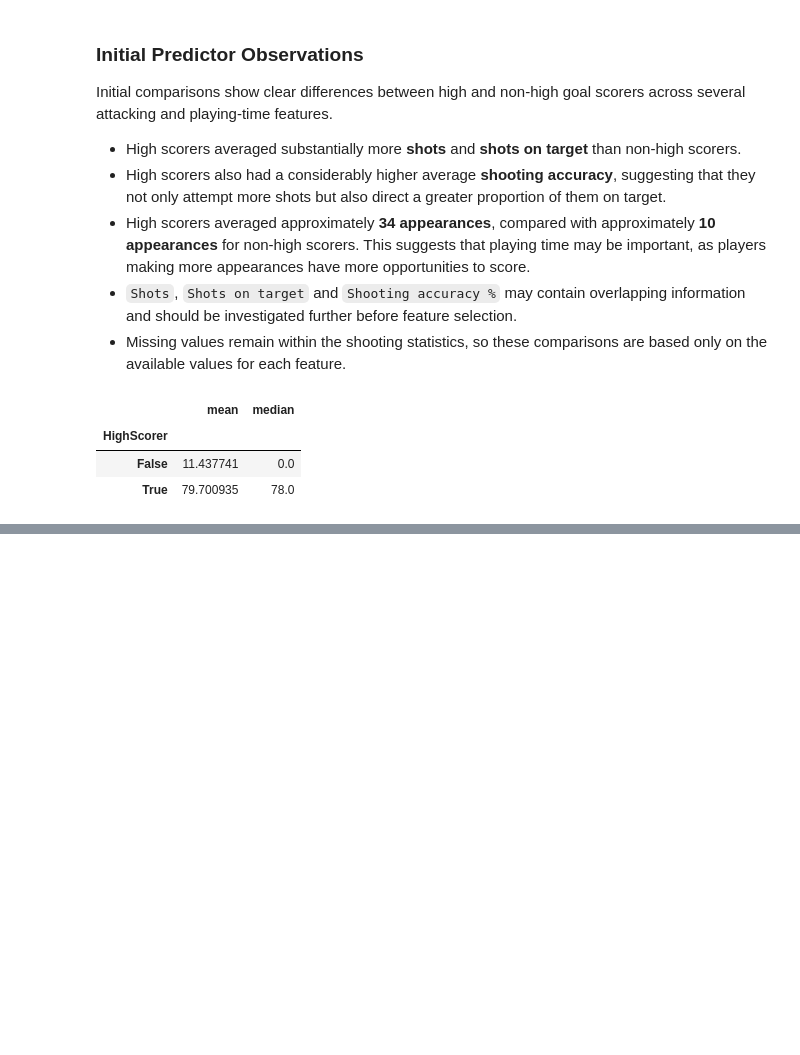
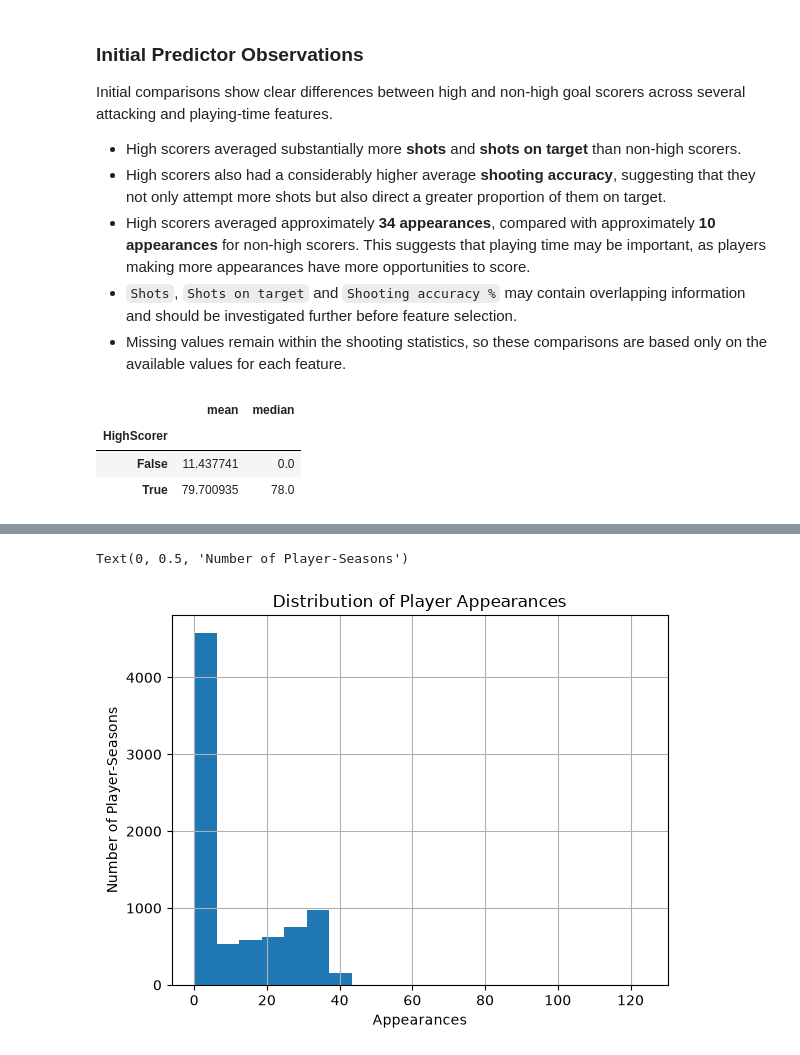
Before and after one commit to garethrogers28/premier-league-predictor, a Jupyter notebook: jupyter_notebooks/03_Exploratory_Data_Analysis.ipynb, the cells around one changed output, grey strips where cells are left out. Drawn from its saved outputs; the diff is of its cells as text; code cells hidden in the pictures; blank space fills up the shorter version.

Commit message:
Investigate predictor and appearance distributions

```diff
--- a/jupyter_notebooks/03_Exploratory_Data_Analysis.ipynb
+++ b/jupyter_notebooks/03_Exploratory_Data_Analysis.ipynb
@@ -340,0 +349,9 @@ df.groupby("HighScorer")["Shots"].agg(["mean", "median"])
+# %%
+ax = df["Appearances"].hist(bins=20)
+
+ax.set_title("Distribution of Player Appearances")
+ax.set_xlabel("Appearances")
+ax.set_ylabel("Number of Player-Seasons")
+# %% [output]
+Text(0, 0.5, 'Number of Player-Seasons')
+[figure, added]
```
Also changed, not shown: parts of 6 cells of this notebook.
